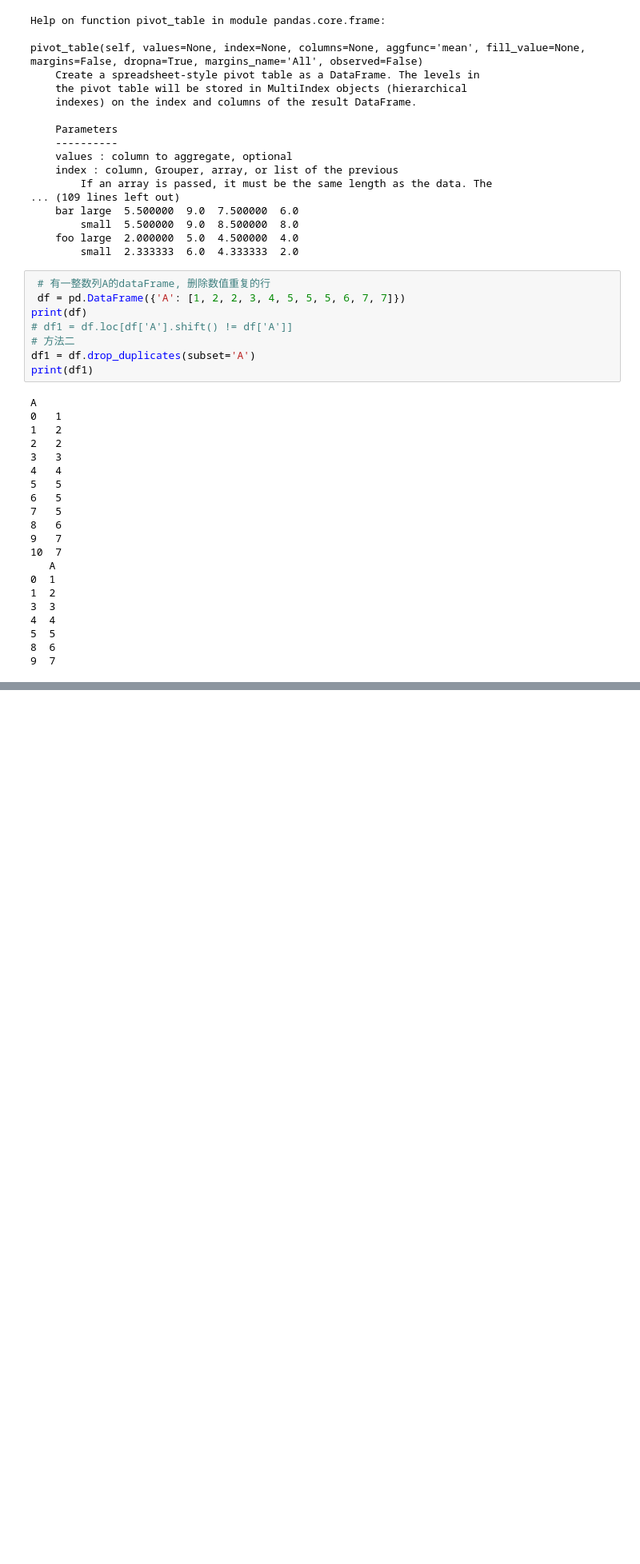
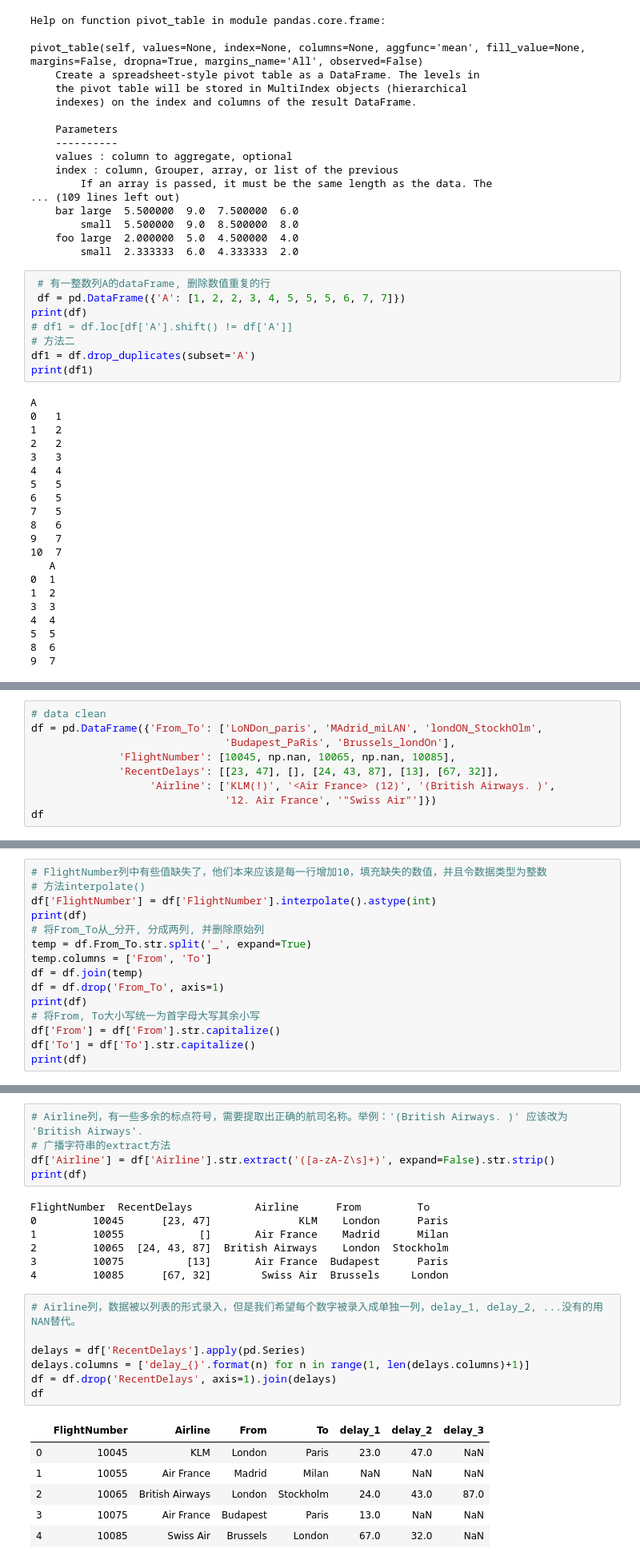
Before and after one commit to YahuGao/Demos, a Jupyter notebook: python/pandas.ipynb, the cells around one changed output, grey strips where cells are left out. Shown at 80% size. Cells and saved outputs as stored; diff of their text form; blank space fills up the shorter version.

```diff
--- a/python/pandas.ipynb
+++ b/python/pandas.ipynb
@@ -257,0 +472,9 @@ dtype: float64
+# %%
+# data clean
+df = pd.DataFrame({'From_To': ['LoNDon_paris', 'MAdrid_miLAN', 'londON_StockhOlm',
+                               'Budapest_PaRis', 'Brussels_londOn'],
+              'FlightNumber': [10045, np.nan, 10065, np.nan, 10085],
+              'RecentDelays': [[23, 47], [], [24, 43, 87], [13], [67, 32]],
+                   'Airline': ['KLM(!)', '<Air France> (12)', '(British Airways. )',
+                               '12. Air France', '"Swiss Air"']})
+df
@@ -257,0 +488,15 @@ dtype: float64
+# %%
+# FlightNumber列中有些值缺失了，他们本来应该是每一行增加10，填充缺失的数值，并且令数据类型为整数
+# 方法interpolate()
+df['FlightNumber'] = df['FlightNumber'].interpolate().astype(int)
+print(df)
+# 将From_To从_分开, 分成两列, 并删除原始列
+temp = df.From_To.str.split('_', expand=True)
+temp.columns = ['From', 'To']
+df = df.join(temp)
+df = df.drop('From_To', axis=1)
+print(df)
+# 将From, To大小写统一为首字母大写其余小写
+df['From'] = df['From'].str.capitalize()
+df['To'] = df['To'].str.capitalize()
+print(df)
@@ -257,0 +522,26 @@ dtype: float64
+# %%
+# Airline列，有一些多余的标点符号，需要提取出正确的航司名称。举例：'(British Airways. )' 应该改为 'British Airways'.
+# 广播字符串的extract方法
+df['Airline'] = df['Airline'].str.extract('([a-zA-Z\s]+)', expand=False).str.strip()
+print(df)
+# %% [output]
+FlightNumber  RecentDelays          Airline      From         To
+0         10045      [23, 47]              KLM    London      Paris
+1         10055            []       Air France    Madrid      Milan
+2         10065  [24, 43, 87]  British Airways    London  Stockholm
+3         10075          [13]       Air France  Budapest      Paris
+4         10085      [67, 32]        Swiss Air  Brussels     London
+# %%
+# Airline列，数据被以列表的形式录入，但是我们希望每个数字被录入成单独一列，delay_1, delay_2, ...没有的用NAN替代。
+
+delays = df['RecentDelays'].apply(pd.Series)
+delays.columns = ['delay_{}'.format(n) for n in range(1, len(delays.columns)+1)]
+df = df.drop('RecentDelays', axis=1).join(delays)
+df
+# %% [output]
+|  | FlightNumber | Airline | From | To | delay_1 | delay_2 | delay_3 |
+| 0 | 10045 | KLM | London | Paris | 23.0 | 47.0 | NaN |
+| 1 | 10055 | Air France | Madrid | Milan | NaN | NaN | NaN |
+| 2 | 10065 | British Airways | London | Stockholm | 24.0 | 43.0 | 87.0 |
+| 3 | 10075 | Air France | Budapest | Paris | 13.0 | NaN | NaN |
+| 4 | 10085 | Swiss Air | Brussels | London | 67.0 | 32.0 | NaN |
```
Also changed, not shown: parts of 24 cells of this notebook.
